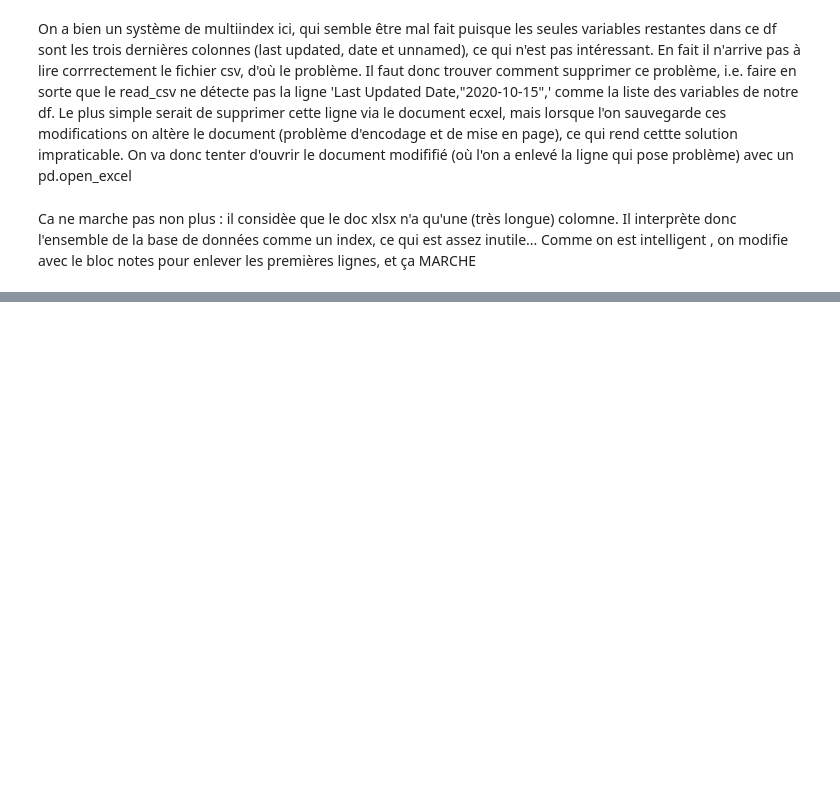
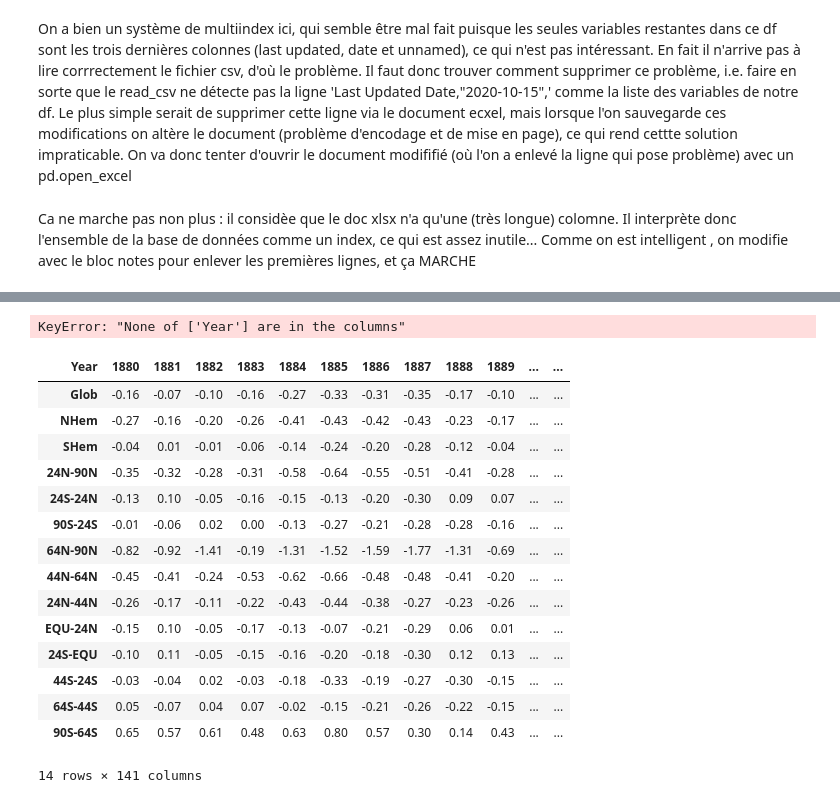
Before and after one commit to Adrien-Mcode/Python-data-science-Lecalve-Majka, a Jupyter notebook: Stat_des.ipynb, the cells around one changed output, grey strips where cells are left out. Cells and saved outputs as stored; diff of their text form; code cells hidden in the pictures; blank space fills up the shorter version.

```diff
--- a/Stat_des.ipynb
+++ b/Stat_des.ipynb
@@ -361,0 +383,2 @@ emission_GES.head(10)
+# %%
+temperature=pd.read_csv('ZonAnn.Ts+dSST.csv')
@@ -361,0 +460,26 @@ emission_GES.head(10)
+# %%
+temperature=temperature.set_index('Year')
+print(temperature.head())
+df_temp=temperature.T
+# %% [output]
+KeyError: "None of ['Year'] are in the columns"
+# %%
+df_temp['indic']=df_temp.index
+df_temp.head(16)
+# %% [output]
+| Year | 1880 | 1881 | 1882 | 1883 | 1884 | 1885 | 1886 | 1887 | 1888 | 1889 | ... | ... |
+| Glob | -0.16 | -0.07 | -0.10 | -0.16 | -0.27 | -0.33 | -0.31 | -0.35 | -0.17 | -0.10 | ... | ... |
+| NHem | -0.27 | -0.16 | -0.20 | -0.26 | -0.41 | -0.43 | -0.42 | -0.43 | -0.23 | -0.17 | ... | ... |
+| SHem | -0.04 | 0.01 | -0.01 | -0.06 | -0.14 | -0.24 | -0.20 | -0.28 | -0.12 | -0.04 | ... | ... |
+| 24N-90N | -0.35 | -0.32 | -0.28 | -0.31 | -0.58 | -0.64 | -0.55 | -0.51 | -0.41 | -0.28 | ... | ... |
+| 24S-24N | -0.13 | 0.10 | -0.05 | -0.16 | -0.15 | -0.13 | -0.20 | -0.30 | 0.09 | 0.07 | ... | ... |
+| 90S-24S | -0.01 | -0.06 | 0.02 | 0.00 | -0.13 | -0.27 | -0.21 | -0.28 | -0.28 | -0.16 | ... | ... |
+| 64N-90N | -0.82 | -0.92 | -1.41 | -0.19 | -1.31 | -1.52 | -1.59 | -1.77 | -1.31 | -0.69 | ... | ... |
+| 44N-64N | -0.45 | -0.41 | -0.24 | -0.53 | -0.62 | -0.66 | -0.48 | -0.48 | -0.41 | -0.20 | ... | ... |
+| 24N-44N | -0.26 | -0.17 | -0.11 | -0.22 | -0.43 | -0.44 | -0.38 | -0.27 | -0.23 | -0.26 | ... | ... |
+| EQU-24N | -0.15 | 0.10 | -0.05 | -0.17 | -0.13 | -0.07 | -0.21 | -0.29 | 0.06 | 0.01 | ... | ... |
+| 24S-EQU | -0.10 | 0.11 | -0.05 | -0.15 | -0.16 | -0.20 | -0.18 | -0.30 | 0.12 | 0.13 | ... | ... |
+| 44S-24S | -0.03 | -0.04 | 0.02 | -0.03 | -0.18 | -0.33 | -0.19 | -0.27 | -0.30 | -0.15 | ... | ... |
+| 64S-44S | 0.05 | -0.07 | 0.04 | 0.07 | -0.02 | -0.15 | -0.21 | -0.26 | -0.22 | -0.15 | ... | ... |
+| 90S-64S | 0.65 | 0.57 | 0.61 | 0.48 | 0.63 | 0.80 | 0.57 | 0.30 | 0.14 | 0.43 | ... | ... |
+14 rows × 141 columns
```
Also changed, not shown: parts of 18 cells of this notebook, 2 other files.
